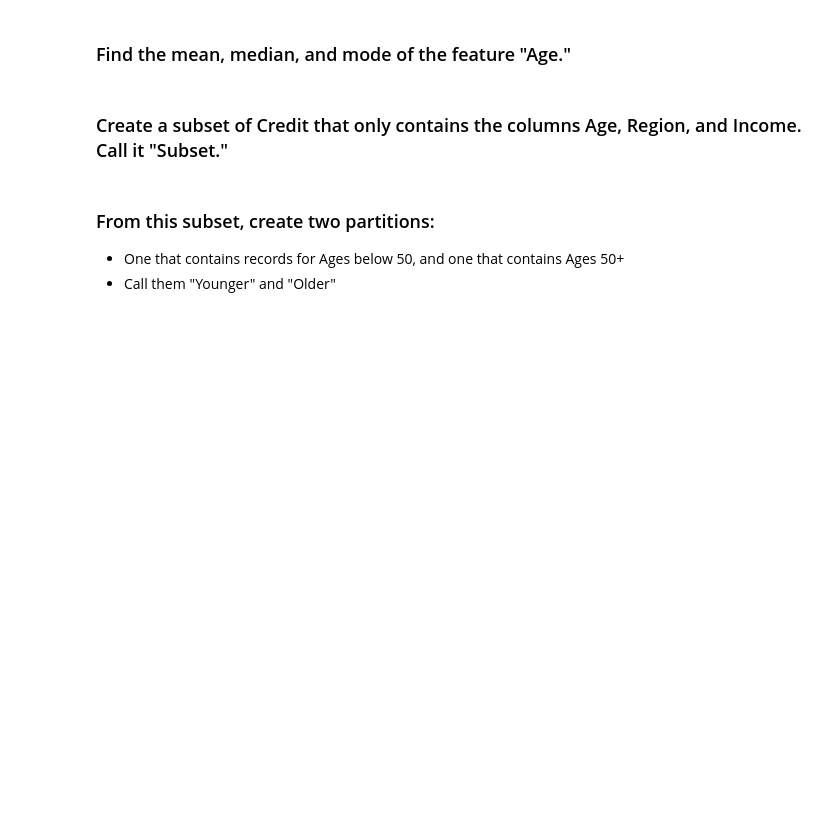
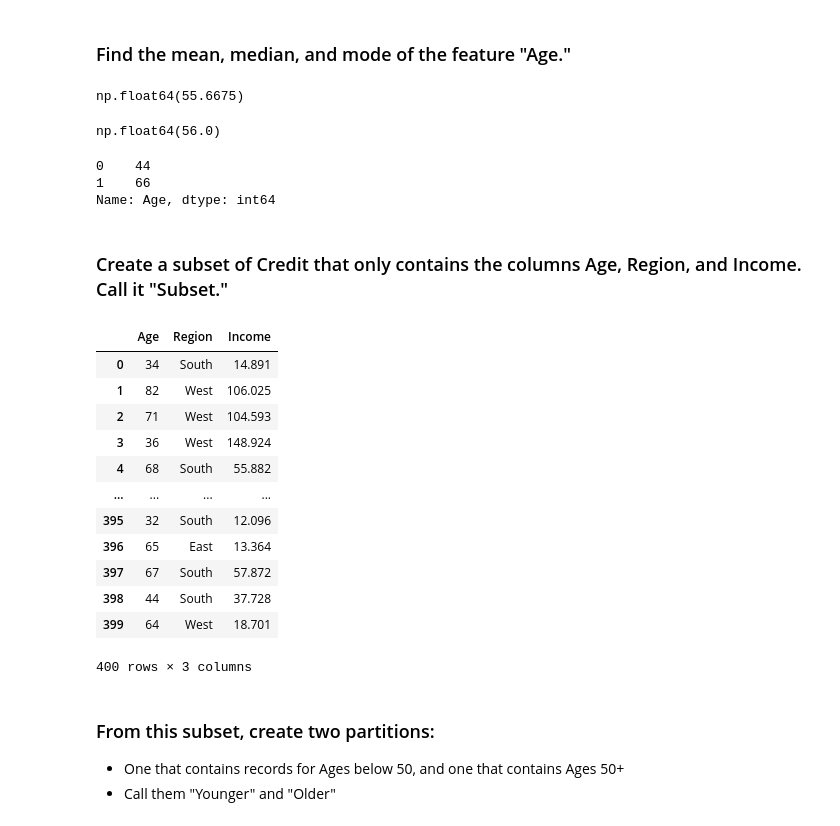
Before and after one commit to mikaylr/code_2600, a Jupyter notebook: mod01_review.ipynb, the cells around one changed output. Saved outputs shown, nothing was run; the diff lists cells and outputs as text; code cells hidden in the pictures; blank space fills up the shorter version.

```diff
--- a/mod01_review.ipynb
+++ b/mod01_review.ipynb
@@ -33,14 +54,40 @@ Credit
 ### Find the mean, median, and mode of the feature "Age."
 # %%
 # mean
+Credit["Age"].mean()
+# %% [output]
+np.float64(55.6675)
 # %%
 # median
+Credit["Age"].median()
+# %% [output]
+np.float64(56.0)
 # %%
 # mode
+Credit["Age"].mode()
+# %% [output]
+0    44
+1    66
+Name: Age, dtype: int64
 # %% [markdown]
 ### Create a subset of Credit that only contains the columns Age, Region, and Income. Call it "Subset."
 # %%
-Subset =
+Subset = Credit[["Age", "Region", "Income"]]
+Subset
+# %% [output]
+|  | Age | Region | Income |
+| 0 | 34 | South | 14.891 |
+| 1 | 82 | West | 106.025 |
+| 2 | 71 | West | 104.593 |
+| 3 | 36 | West | 148.924 |
+| 4 | 68 | South | 55.882 |
+| ... | ... | ... | ... |
+| 395 | 32 | South | 12.096 |
+| 396 | 65 | East | 13.364 |
+| 397 | 67 | South | 57.872 |
+| 398 | 44 | South | 37.728 |
+| 399 | 64 | West | 18.701 |
+400 rows × 3 columns
 # %% [markdown]
 ### From this subset, create two partitions:
 - One that contains records for Ages below 50, and one that contains Ages 50+
```
Also changed, not shown: parts of 17 cells of this notebook.
